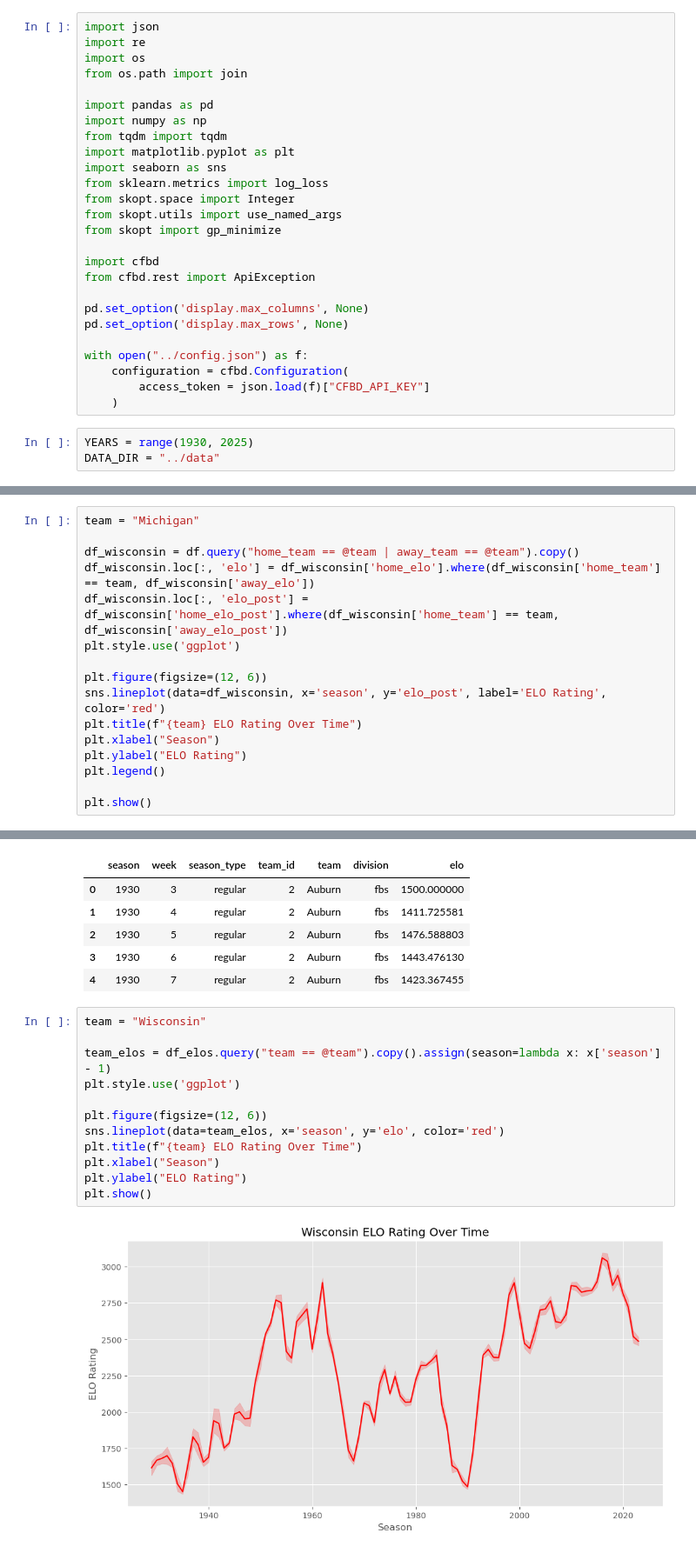
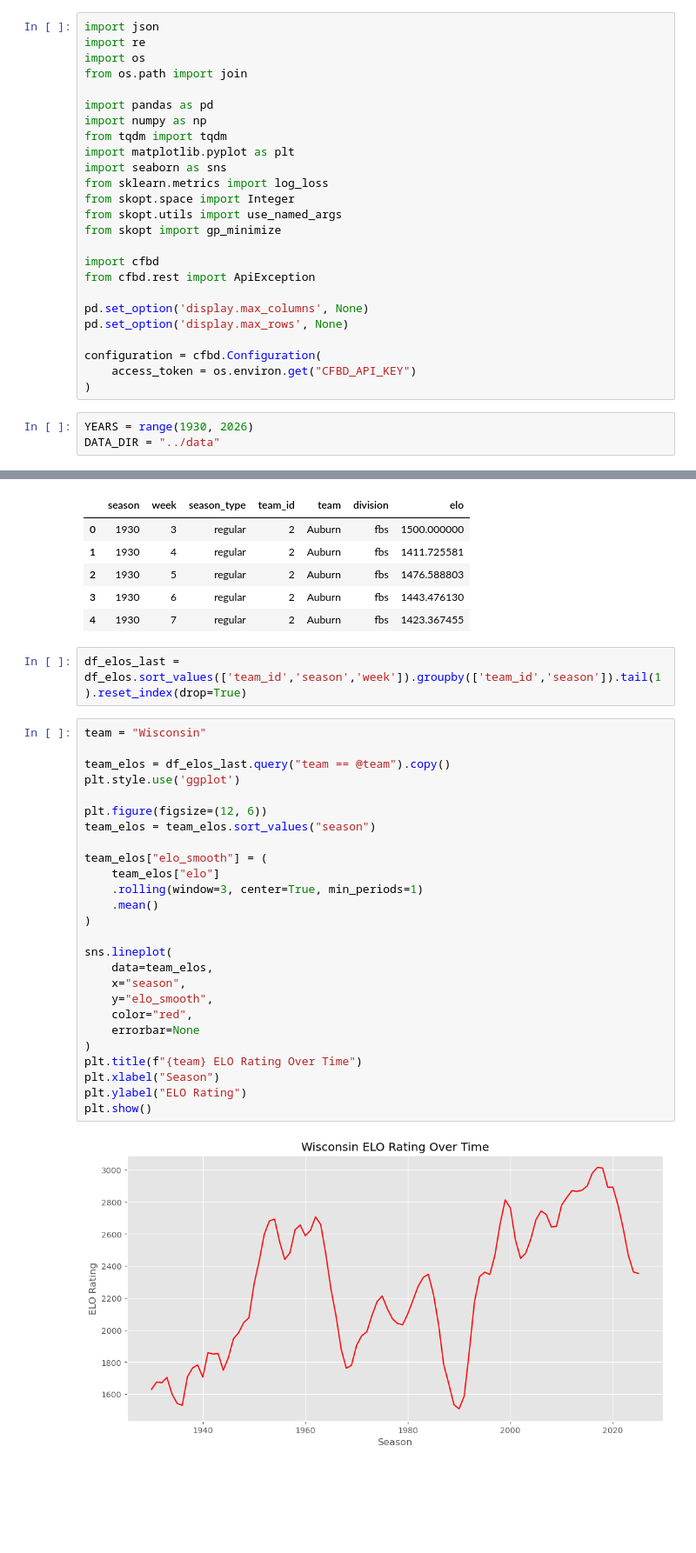
Before and after one commit to lneuendorf/4th-down-models, a Jupyter notebook: notebooks/01_elo.ipynb, the cells around one changed output, grey strips where cells are left out. Shown at 87% size. Cells and saved outputs as stored; diff of their text form; blank space fills up the shorter version.

Commit message:
updated elo data with 2025 season

```diff
--- a/notebooks/01_elo.ipynb
+++ b/notebooks/01_elo.ipynb
@@ -20,12 +20,11 @@ from cfbd.rest import ApiException
 pd.set_option('display.max_columns', None)
 pd.set_option('display.max_rows', None)
 
-with open("../config.json") as f:
-    configuration = cfbd.Configuration(
-        access_token = json.load(f)["CFBD_API_KEY"]
-    )
+configuration = cfbd.Configuration(
+    access_token = os.environ.get("CFBD_API_KEY")
+)
 # %%
-YEARS = range(1930, 2025)
+YEARS = range(1930, 2026)
 DATA_DIR = "../data"
 # %%
 def convert_to_snake_case(cols):
@@ -453,19 +452,3 @@ for season in tqdm(df.season.unique()):
 
         elo_cache.update(df_week.set_index('home_id')['home_elo_post'].to_dict())
         elo_cache.update(df_week.set_index('away_id')['away_elo_post'].to_dict())
-# %%
-team = "Michigan"
-
-df_wisconsin = df.query("home_team == @team | away_team == @team").copy()
-df_wisconsin.loc[:, 'elo'] = df_wisconsin['home_elo'].where(df_wisconsin['home_team'] == team, df_wisconsin['away_elo'])
-df_wisconsin.loc[:, 'elo_post'] = df_wisconsin['home_elo_post'].where(df_wisconsin['home_team'] == team, df_wisconsin['away_elo_post'])
-plt.style.use('ggplot')
-
-plt.figure(figsize=(12, 6))
-sns.lineplot(data=df_wisconsin, x='season', y='elo_post', label='ELO Rating', color='red')
-plt.title(f"{team} ELO Rating Over Time")
-plt.xlabel("Season")
-plt.ylabel("ELO Rating")
-plt.legend()
-
-plt.show()
@@ -504,17 +485,33 @@ df_elos.head()
 | 2 | 1930 | 5 | regular | 2 | Auburn | fbs | 1476.588803 |
 | 3 | 1930 | 6 | regular | 2 | Auburn | fbs | 1443.476130 |
 | 4 | 1930 | 7 | regular | 2 | Auburn | fbs | 1423.367455 |
+# %%
+df_elos_last = df_elos.sort_values(['team_id','season','week']).groupby(['team_id','season']).tail(1).reset_index(drop=True)
 # %%
 team = "Wisconsin"
 
-team_elos = df_elos.query("team == @team").copy().assign(season=lambda x: x['season'] - 1)
+team_elos = df_elos_last.query("team == @team").copy()
 plt.style.use('ggplot')
 
 plt.figure(figsize=(12, 6))
-sns.lineplot(data=team_elos, x='season', y='elo', color='red')
+team_elos = team_elos.sort_values("season")
+
+team_elos["elo_smooth"] = (
+    team_elos["elo"]
+    .rolling(window=3, center=True, min_periods=1)
+    .mean()
+)
+
+sns.lineplot(
+    data=team_elos,
+    x="season",
+    y="elo_smooth",
+    color="red",
+    errorbar=None
+)
 plt.title(f"{team} ELO Rating Over Time")
 plt.xlabel("Season")
 plt.ylabel("ELO Rating")
 plt.show()
 # %% [output]
-[figure, old version]
+[figure, new version]
```
Also changed, not shown: parts of 7 cells of this notebook.
